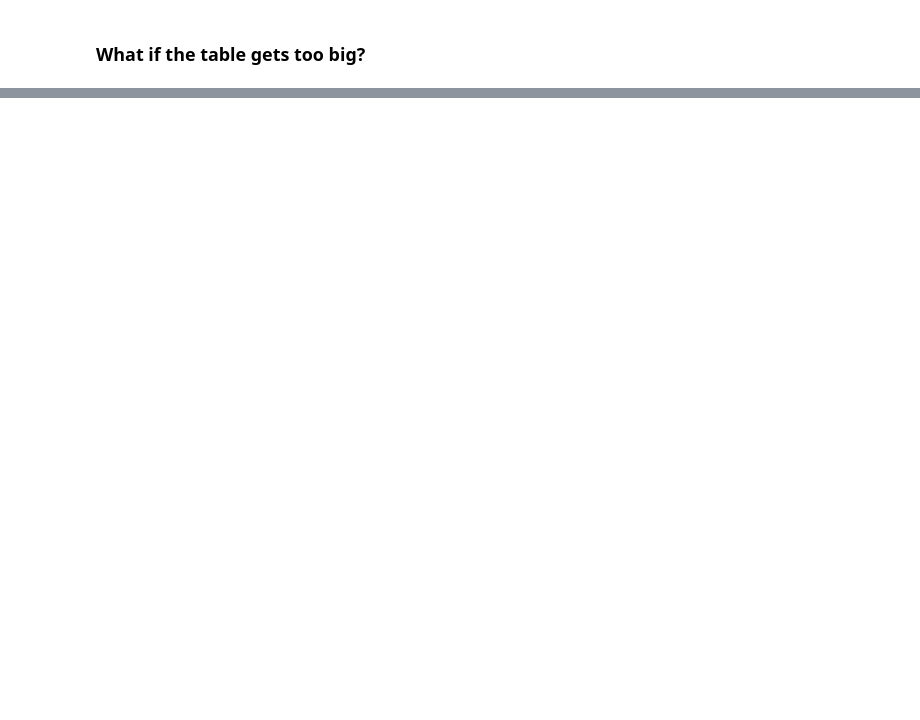
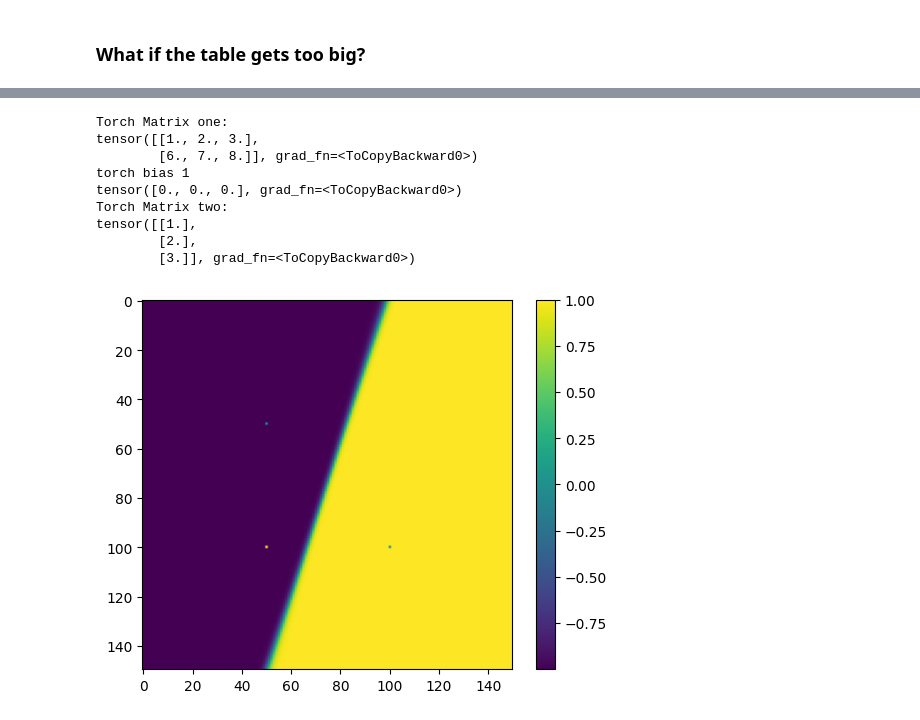
Before and after one commit to Pirate-Hunter-Zoro/Q-Learning, a Jupyter notebook: q_learning.ipynb, the cells around one changed output, grey strips where cells are left out. Cells and saved outputs as stored; diff of their text form; code cells hidden in the pictures; blank space fills up the shorter version.

Commit message:
deep q learning rough draft

```diff
--- a/q_learning.ipynb
+++ b/q_learning.ipynb
@@ -299,0 +308,26 @@ plt.show()
+# %%
+our_matrix_one = np.array([
+    [1.0, 2, 3],
+    [6,   7, 8]
+    ]) # python list form, a 2x3 matrix
+our_bias_one = np.zeros((3)) # a 2 array of zeros [0,0]
+our_matrix_two = np.array([
+    [1  ],
+    [2  ],
+    [3.0]]) # python list form, a 3x1 matrix
+our_bias_two = np.zeros((1)) # a 1 array of zeros [0]
+our_data = np.array([
+    [-1.0,-1],
+    [-1,   1],
+    [1,   -1],
+    [1,    1]]) # four coordinates
+our_targets = np.array([0.0,1,1,0])
+
+print(f"Our Matrix one: ")
+print(our_matrix_one)
+print(f"Our Matrix two: ")
+print(our_matrix_two)
+print(f"Our data: ")
+print(our_data)
+print(f"Our targets: ")
+print(our_targets)
@@ -299,0 +417,21 @@ plt.show()
+# %%
+#torch and learn
+print(f"Torch Matrix one: ")
+print(torch_matrix_one)
+print(f"torch bias 1")
+print(torch_bias_one)
+print(f"Torch Matrix two: ")
+print(torch_matrix_two)
+
+graph_torch()
+# %% [output]
+Torch Matrix one:
+tensor([[1., 2., 3.],
+        [6., 7., 8.]], grad_fn=<ToCopyBackward0>)
+torch bias 1
+tensor([0., 0., 0.], grad_fn=<ToCopyBackward0>)
+Torch Matrix two:
+tensor([[1.],
+        [2.],
+        [3.]], grad_fn=<ToCopyBackward0>)
+[figure, added]
```
Also changed, not shown: parts of 12 cells of this notebook, 1 other file.
